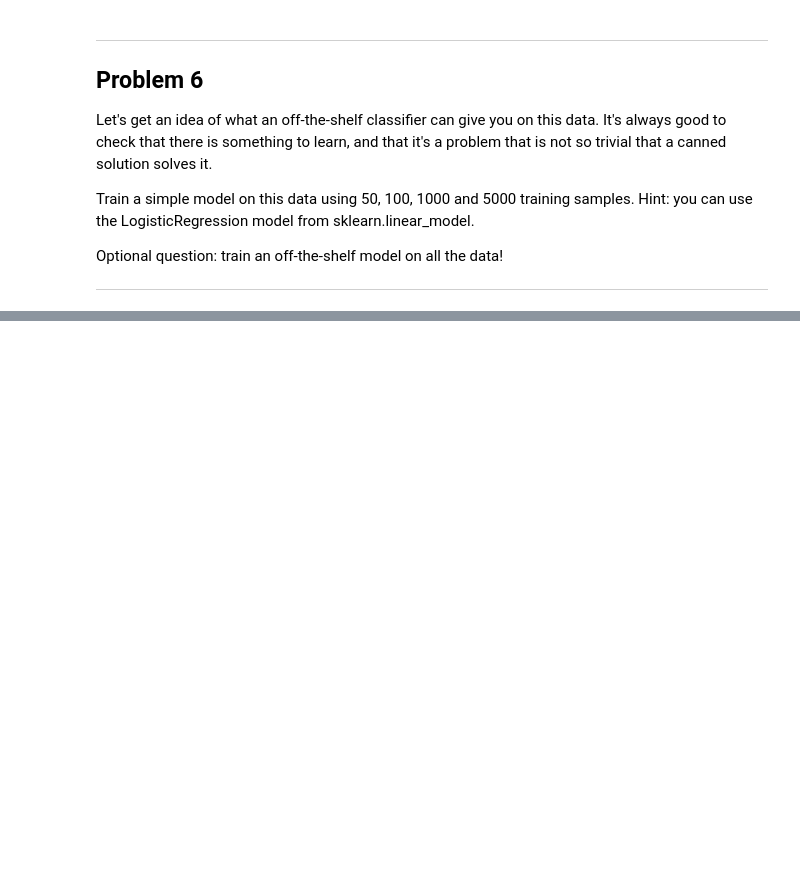
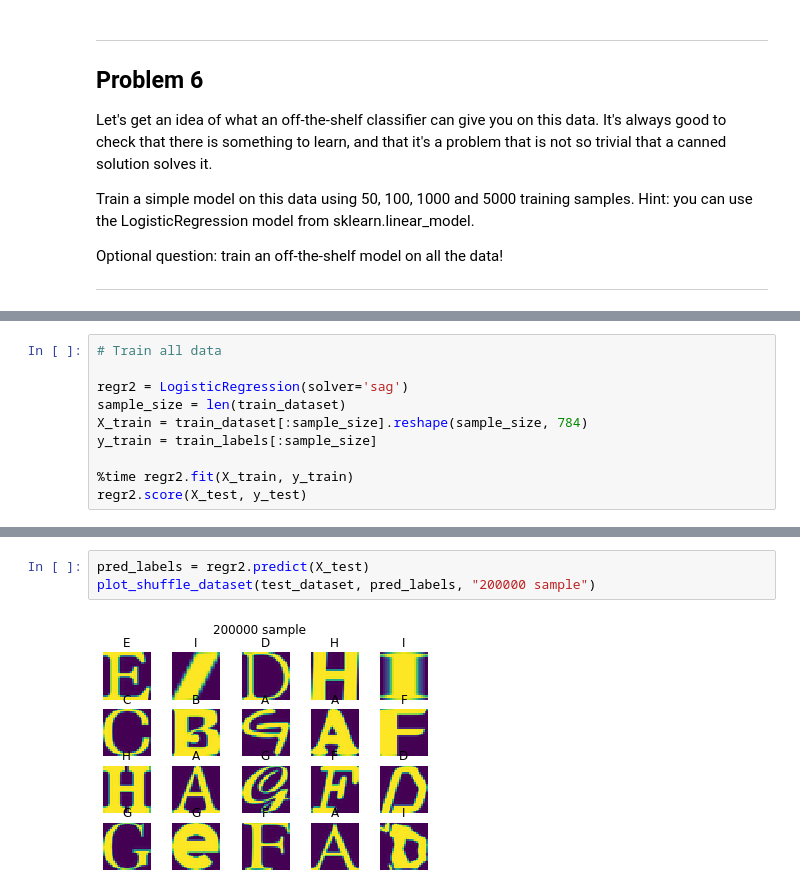
Before and after one commit to DraculaXly/NLP, a Jupyter notebook: Assignments/Assignment_09/1_notmnist.ipynb, the cells around one changed output, grey strips where cells are left out. Saved outputs shown, nothing was run; the diff lists cells and outputs as text; blank space fills up the shorter version.

```diff
--- a/Assignments/Assignment_09/1_notmnist.ipynb
+++ b/Assignments/Assignment_09/1_notmnist.ipynb
@@ -655,0 +704,10 @@ Optional question: train an off-the-shelf model on all the data!
+# %%
+# Train all data
+
+regr2 = LogisticRegression(solver='sag')
+sample_size = len(train_dataset)
+X_train = train_dataset[:sample_size].reshape(sample_size, 784)
+y_train = train_labels[:sample_size]
+
+%time regr2.fit(X_train, y_train)
+regr2.score(X_test, y_test)
@@ -655,0 +717,5 @@ Optional question: train an off-the-shelf model on all the data!
+# %%
+pred_labels = regr2.predict(X_test)
+plot_shuffle_dataset(test_dataset, pred_labels, "200000 sample")
+# %% [output]
+[figure, added]
```
Also changed, not shown: parts of 8 cells of this notebook.
